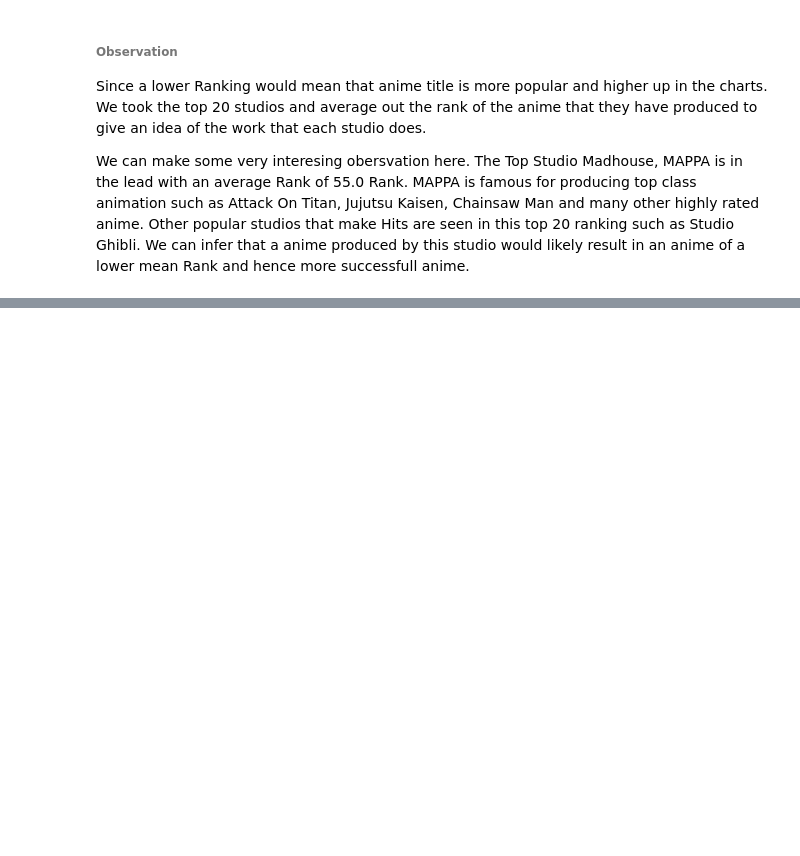
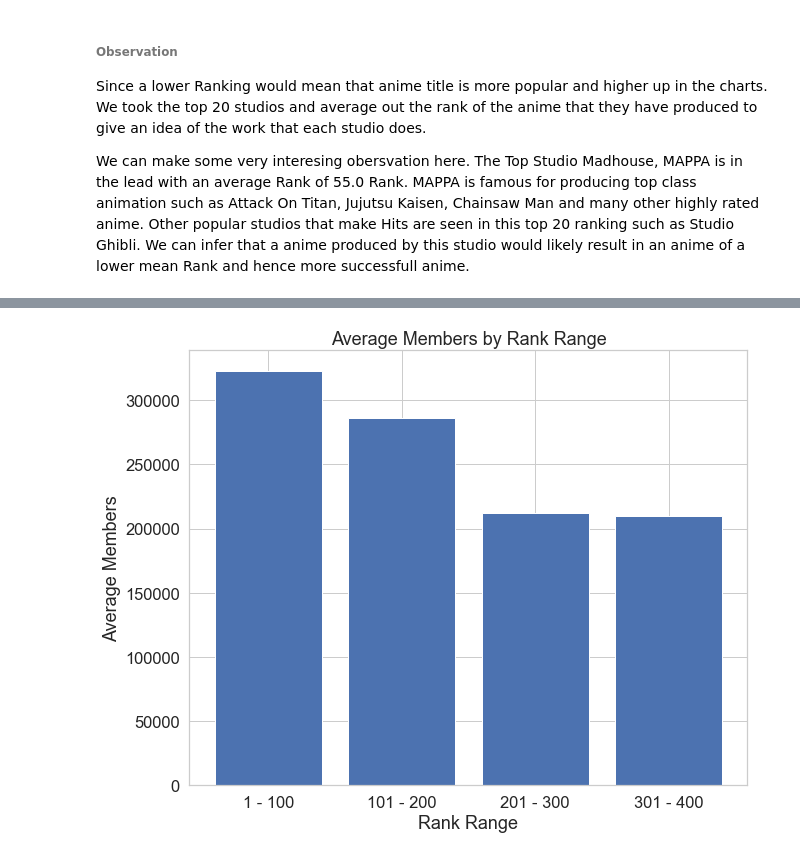
Before and after one commit to Jianhong072/SC1015-Mini-Project, a Jupyter notebook: Mini Project.ipynb, the cells around one changed output, grey strips where cells are left out. Saved outputs shown, nothing was run; the diff lists cells and outputs as text; code cells hidden in the pictures; blank space fills up the shorter version.

```diff
--- a/Mini Project.ipynb
+++ b/Mini Project.ipynb
@@ -336,0 +415,22 @@ We can make some very interesing obersvation here. The Top Studio Madhouse, MAPP
+# %%
+# Define the rank ranges
+rank_ranges = [(1, 100), (101, 200), (201, 300), (301, 400)]
+
+# Create a new DataFrame to store the results
+df_avg_members = pd.DataFrame(columns=['Rank Range', 'Average Members'])
+
+# Calculate the average members for each rank range
+for rank_range in rank_ranges:
+    lower_rank, upper_rank = rank_range
+    avg_members = df[(df['rank'] >= lower_rank) & (df['rank'] <= upper_rank)]['members'].mean()
+    df_avg_members = df_avg_members.append({'Rank Range': f'{lower_rank} - {upper_rank}', 'Average Members': avg_members}, ignore_index=True)
+
+# Create a bar plot to show the average members for each rank range
+fig, ax = plt.subplots(figsize=(10, 8))
+ax.bar(df_avg_members['Rank Range'], df_avg_members['Average Members'])
+ax.set_xlabel('Rank Range')
+ax.set_ylabel('Average Members')
+ax.set_title('Average Members by Rank Range')
+plt.show()
+# %% [output]
+[figure, added]
```
Also changed, not shown: parts of 25 cells of this notebook.
